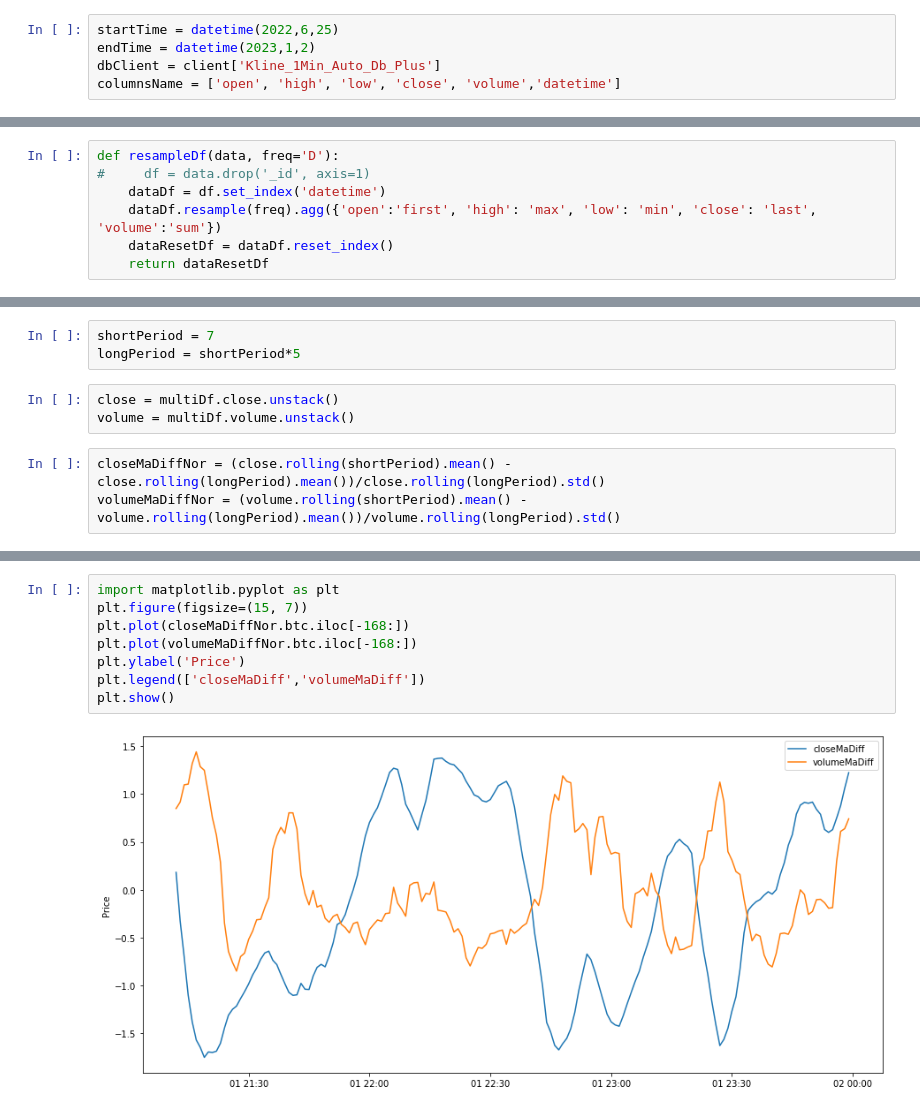
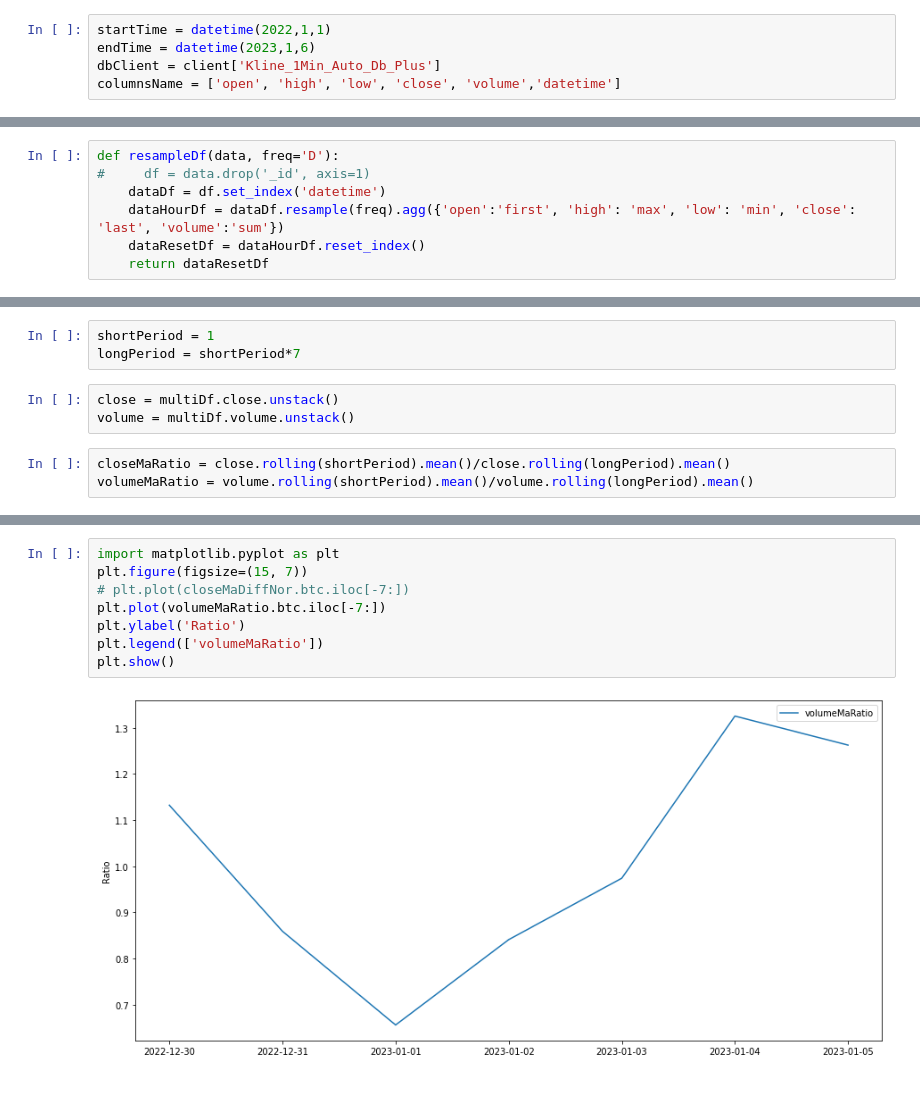
Before and after one commit to ChannelCMT/Crypto_DataAnalysis, a Jupyter notebook: Volume_and_OpenInterest.ipynb, the cells around one changed output, grey strips where cells are left out. Saved outputs shown, nothing was run; the diff lists cells and outputs as text.

Commit message:
data

```diff
--- a/Volume_and_OpenInterest.ipynb
+++ b/Volume_and_OpenInterest.ipynb
@@ -18,8 +18,8 @@ def readDb(collection, start, end):
         list(collection.find({"datetime": {'$gt': start, '$lt': end}}))
     )
 # %%
-startTime = datetime(2022,6,25)
-endTime = datetime(2023,1,2)
+startTime = datetime(2022,1,1)
+endTime = datetime(2023,1,6)
 dbClient = client['Kline_1Min_Auto_Db_Plus']
 columnsName = ['open', 'high', 'low', 'close', 'volume','datetime']
 # %%
@@ -39,8 +39,8 @@ crytoDict = {
 def resampleDf(data, freq='D'):
 #     df = data.drop('_id', axis=1)
     dataDf = df.set_index('datetime')
-    dataDf.resample(freq).agg({'open':'first', 'high': 'max', 'low': 'min', 'close': 'last', 'volume':'sum'})
-    dataResetDf = dataDf.reset_index()
+    dataHourDf = dataDf.resample(freq).agg({'open':'first', 'high': 'max', 'low': 'min', 'close': 'last', 'volume':'sum'})
+    dataResetDf = dataHourDf.reset_index()
     return dataResetDf
 # %%
 def addSymbol(dataDf, symbolName):
@@ -79,9 +79,9 @@ multiDf
 # %%
-shortPeriod = 7
-longPeriod = shortPeriod*5
+shortPeriod = 1
+longPeriod = shortPeriod*7
 # %%
 close = multiDf.close.unstack()
 volume = multiDf.volume.unstack()
 # %%
-closeMaDiffNor = (close.rolling(shortPeriod).mean() - close.rolling(longPeriod).mean())/close.rolling(longPeriod).std()
-volumeMaDiffNor = (volume.rolling(shortPeriod).mean() - volume.rolling(longPeriod).mean())/volume.rolling(longPeriod).std()
+closeMaRatio = close.rolling(shortPeriod).mean()/close.rolling(longPeriod).mean()
+volumeMaRatio = volume.rolling(shortPeriod).mean()/volume.rolling(longPeriod).mean()
@@ -122,10 +88,10 @@ volumeMaDiffNor
 # %%
 import matplotlib.pyplot as plt
 plt.figure(figsize=(15, 7))
-plt.plot(closeMaDiffNor.btc.iloc[-168:])
-plt.plot(volumeMaDiffNor.btc.iloc[-168:])
-plt.ylabel('Price')
-plt.legend(['closeMaDiff','volumeMaDiff'])
+# plt.plot(closeMaDiffNor.btc.iloc[-7:])
+plt.plot(volumeMaRatio.btc.iloc[-7:])
+plt.ylabel('Ratio')
+plt.legend(['volumeMaRatio'])
 plt.show()
 # %% [output]
-[figure, old version]
+[figure, new version]
```
Also changed, not shown: parts of 5 cells of this notebook, 5 other files.
